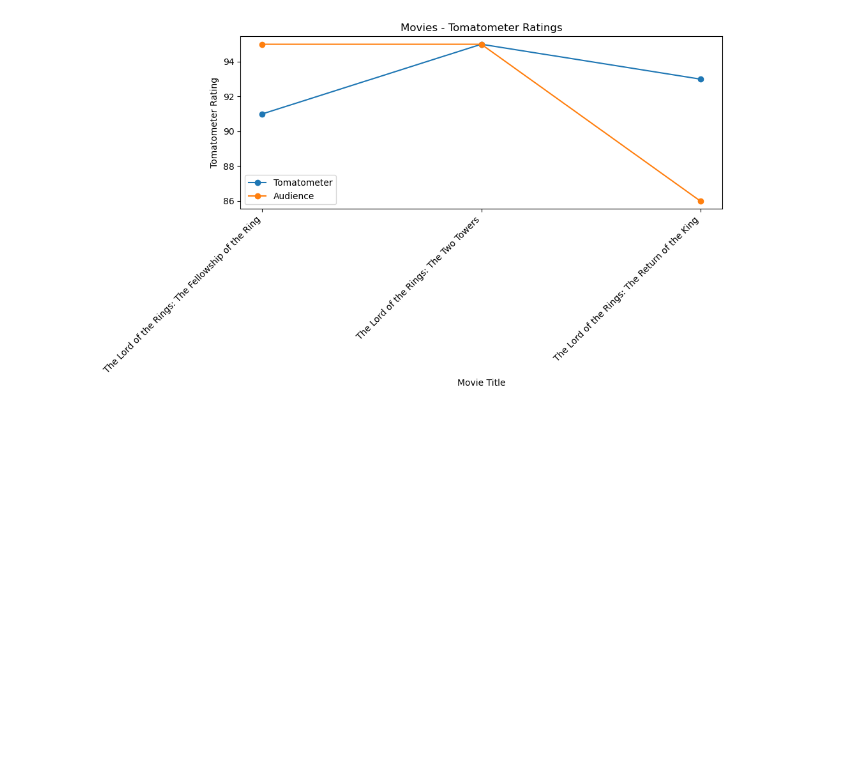
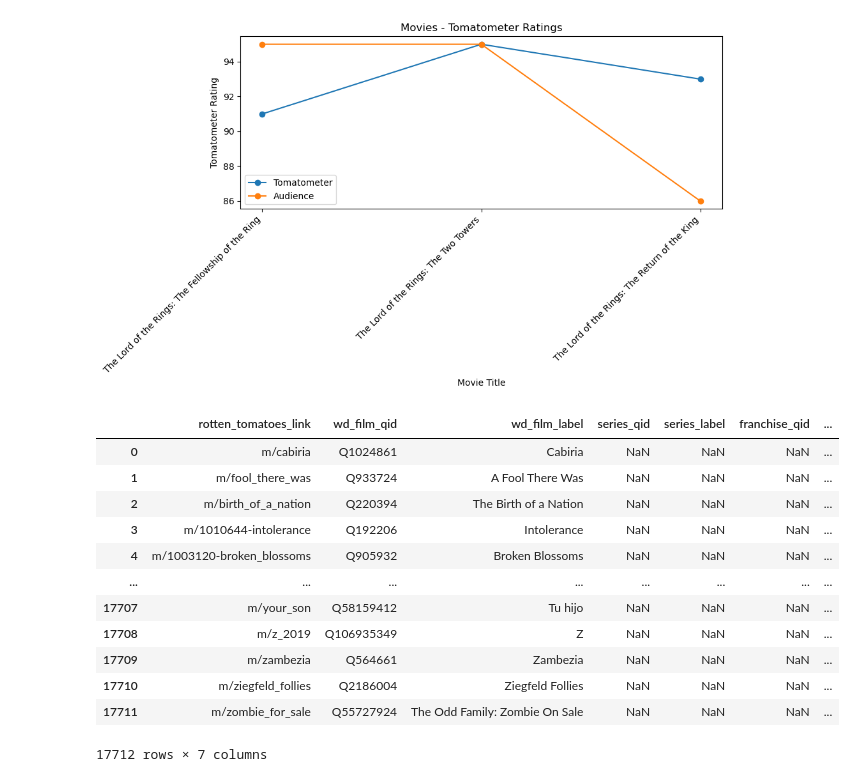
Before and after one commit to OrF8/Reel-Patterns, a Jupyter notebook: review_analysis.ipynb, the cells around one changed output. Saved outputs shown, nothing was run; the diff lists cells and outputs as text; code cells hidden in the pictures; blank space fills up the shorter version.

```diff
--- a/review_analysis.ipynb
+++ b/review_analysis.ipynb
@@ -44,3 +46,21 @@ plt.tight_layout()
 plt.show()
 # %% [output]
 [figure]
+# %%
+rt_franchise_and_series_df = pd.read_csv("./data/rotten_tomatoes_series_and_frachise.csv")
+# %%
+rt_franchise_and_series_df
+# %% [output]
+|  | rotten_tomatoes_link | wd_film_qid | wd_film_label | series_qid | series_label | franchise_qid | ... |
+| 0 | m/cabiria | Q1024861 | Cabiria | NaN | NaN | NaN | ... |
+| 1 | m/fool_there_was | Q933724 | A Fool There Was | NaN | NaN | NaN | ... |
+| 2 | m/birth_of_a_nation | Q220394 | The Birth of a Nation | NaN | NaN | NaN | ... |
+| 3 | m/1010644-intolerance | Q192206 | Intolerance | NaN | NaN | NaN | ... |
+| 4 | m/1003120-broken_blossoms | Q905932 | Broken Blossoms | NaN | NaN | NaN | ... |
+| ... | ... | ... | ... | ... | ... | ... | ... |
+| 17707 | m/your_son | Q58159412 | Tu hijo | NaN | NaN | NaN | ... |
+| 17708 | m/z_2019 | Q106935349 | Z | NaN | NaN | NaN | ... |
+| 17709 | m/zambezia | Q564661 | Zambezia | NaN | NaN | NaN | ... |
+| 17710 | m/ziegfeld_follies | Q2186004 | Ziegfeld Follies | NaN | NaN | NaN | ... |
+| 17711 | m/zombie_for_sale | Q55727924 | The Odd Family: Zombie On Sale | NaN | NaN | NaN | ... |
+17712 rows × 7 columns
```
Also changed, not shown: parts of 1 cell of this notebook.
